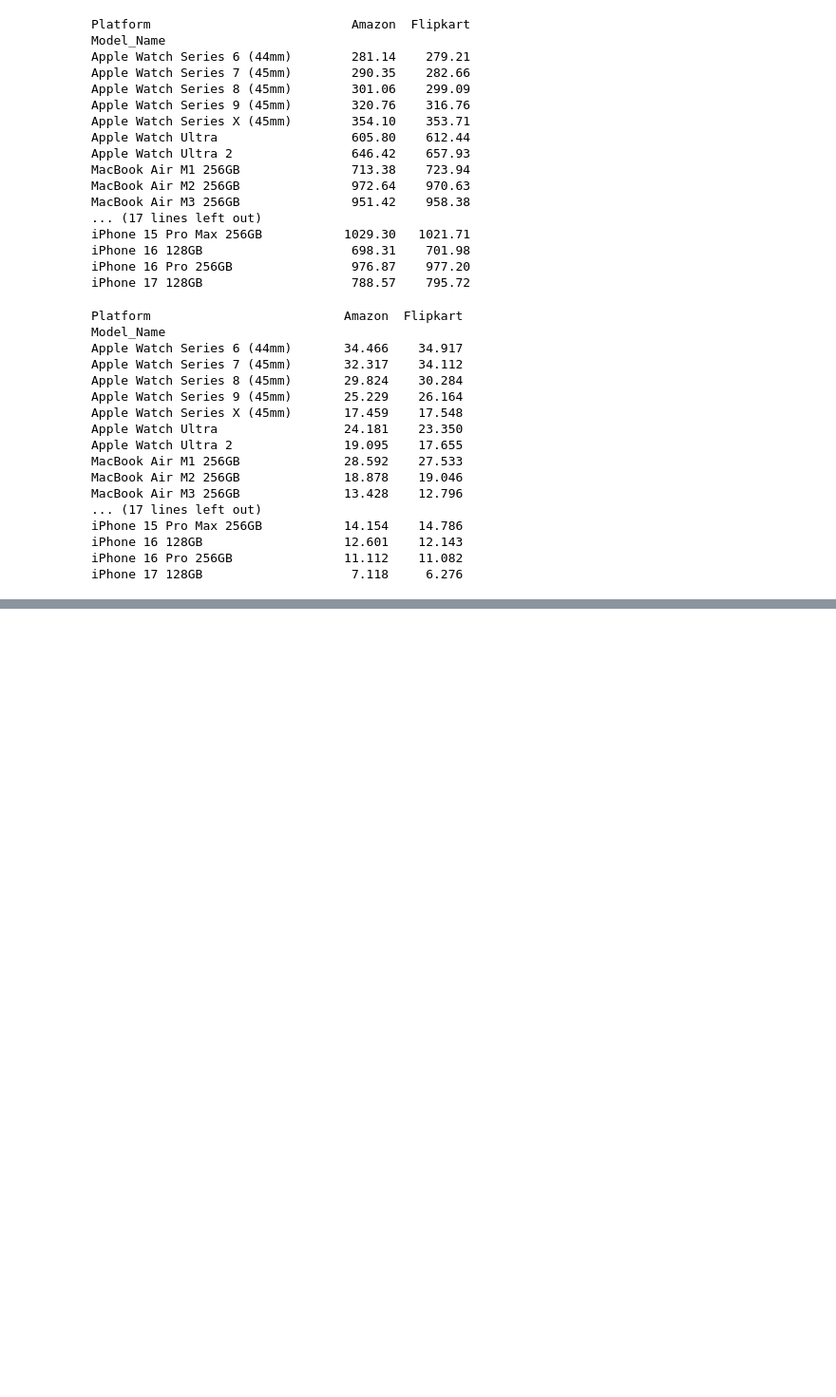
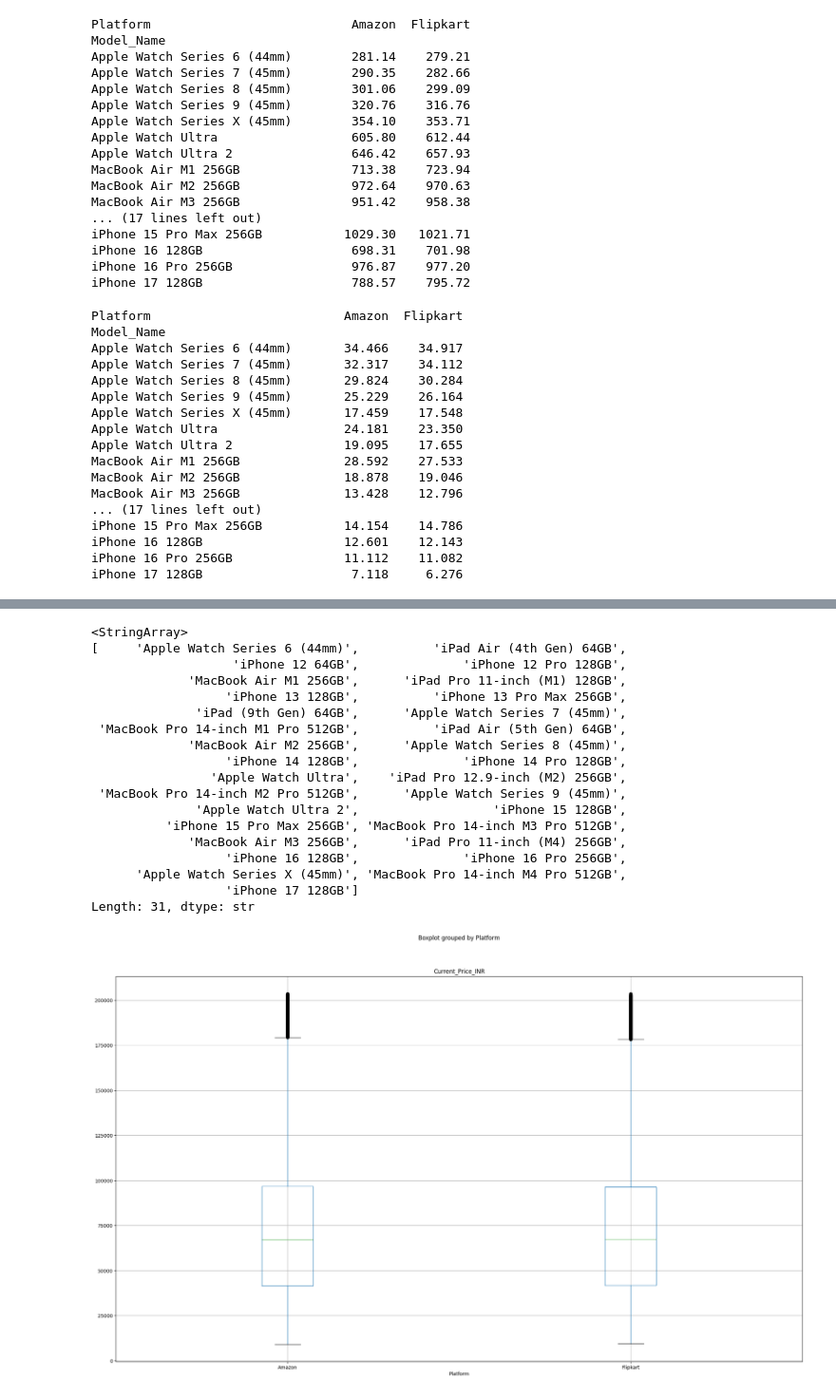
Before and after one commit to shanib-techie/power-bi, a Jupyter notebook: APPLE_PRODUCT_ANALYSIS/apple_product_analysis.ipynb, the cells around one changed output, grey strips where cells are left out. Shown at 95% size. Cells and saved outputs as stored; diff of their text form; code cells hidden in the pictures; blank space fills up the shorter version.

```diff
--- a/APPLE_PRODUCT_ANALYSIS/apple_product_analysis.ipynb
+++ b/APPLE_PRODUCT_ANALYSIS/apple_product_analysis.ipynb
@@ -319,2 +338,27 @@ plt.show()
 [figure]
 [figure]
+# %%
+
+print(df["Model_Name"].unique())# flipcard_amazon_product_wise_boxplot
+df.boxplot(column="Current_Price_INR",by="Platform",figsize=(25,15))
+plt.show()
+# %% [output]
+<StringArray>
+[     'Apple Watch Series 6 (44mm)',          'iPad Air (4th Gen) 64GB',
+                   'iPhone 12 64GB',              'iPhone 12 Pro 128GB',
+             'MacBook Air M1 256GB',      'iPad Pro 11-inch (M1) 128GB',
+                  'iPhone 13 128GB',          'iPhone 13 Pro Max 256GB',
+              'iPad (9th Gen) 64GB',      'Apple Watch Series 7 (45mm)',
+ 'MacBook Pro 14-inch M1 Pro 512GB',          'iPad Air (5th Gen) 64GB',
+             'MacBook Air M2 256GB',      'Apple Watch Series 8 (45mm)',
+                  'iPhone 14 128GB',              'iPhone 14 Pro 128GB',
+                'Apple Watch Ultra',    'iPad Pro 12.9-inch (M2) 256GB',
+ 'MacBook Pro 14-inch M2 Pro 512GB',      'Apple Watch Series 9 (45mm)',
+              'Apple Watch Ultra 2',                  'iPhone 15 128GB',
+          'iPhone 15 Pro Max 256GB', 'MacBook Pro 14-inch M3 Pro 512GB',
+             'MacBook Air M3 256GB',      'iPad Pro 11-inch (M4) 256GB',
+                  'iPhone 16 128GB',              'iPhone 16 Pro 256GB',
+      'Apple Watch Series X (45mm)', 'MacBook Pro 14-inch M4 Pro 512GB',
+                  'iPhone 17 128GB']
+Length: 31, dtype: str
+[figure, added]
```
Also changed, not shown: parts of 6 cells of this notebook.
